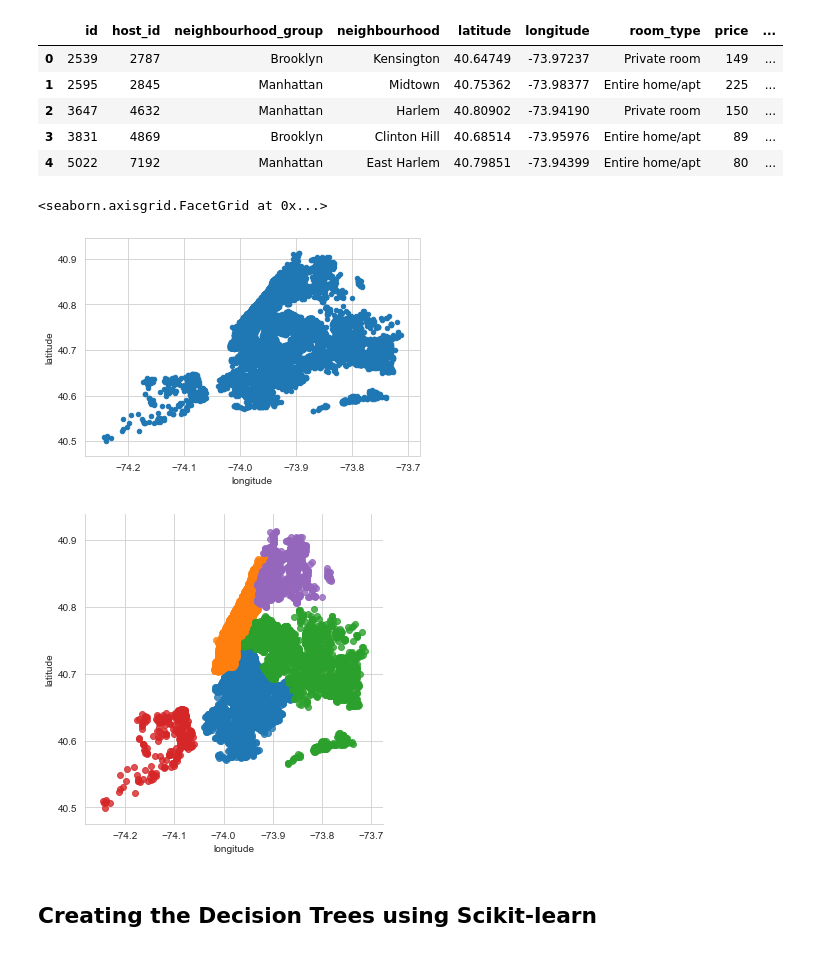
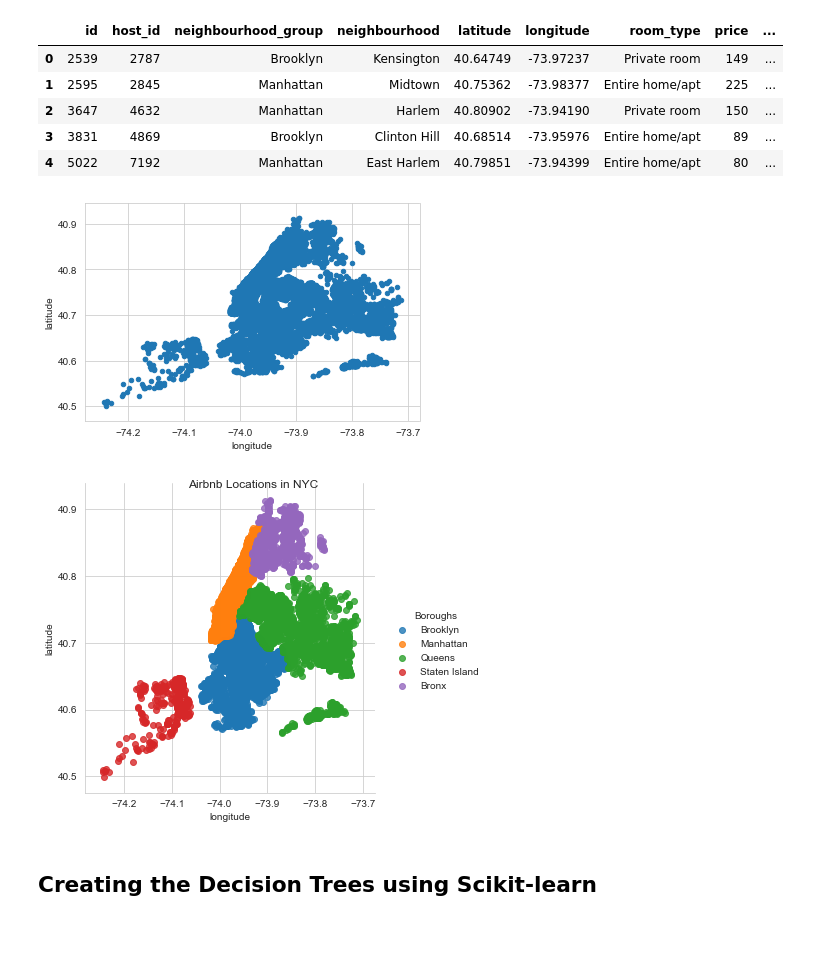
Before and after one commit to DaVelRJ/FunWithData, a Jupyter notebook: NYC_Borough_Classifier.ipynb, the cells around one changed output. Drawn from its saved outputs; the diff is of its cells as text; code cells hidden in the pictures.

```diff
--- a/NYC_Borough_Classifier.ipynb
+++ b/NYC_Borough_Classifier.ipynb
@@ -50,11 +50,20 @@ df.head()
 # %%
 df.plot.scatter(x='longitude',y='latitude')
 # Use the 'hue' argument to provide a factor variable
-sns.lmplot( x='longitude', y='latitude', data=df, fit_reg=False, hue='neighbourhood_group', legend=False)
+AirbnbLoc = sns.lmplot(
+    x='longitude',
+    y='latitude',
+    data=df,
+    fit_reg=False,
+    hue='neighbourhood_group',
+    legend=True)
+
+AirbnbLoc.fig.suptitle("Airbnb Locations in NYC")
+AirbnbLoc._legend.set_title("Boroughs")
+plt.show(AirbnbLoc)
 # %% [output]
-<seaborn.axisgrid.FacetGrid at 0x...>
 [figure]
-[figure, old version]
+[figure, new version]
 # %% [markdown]
 ## Creating the Decision Trees using Scikit-learn
 # %%
```
